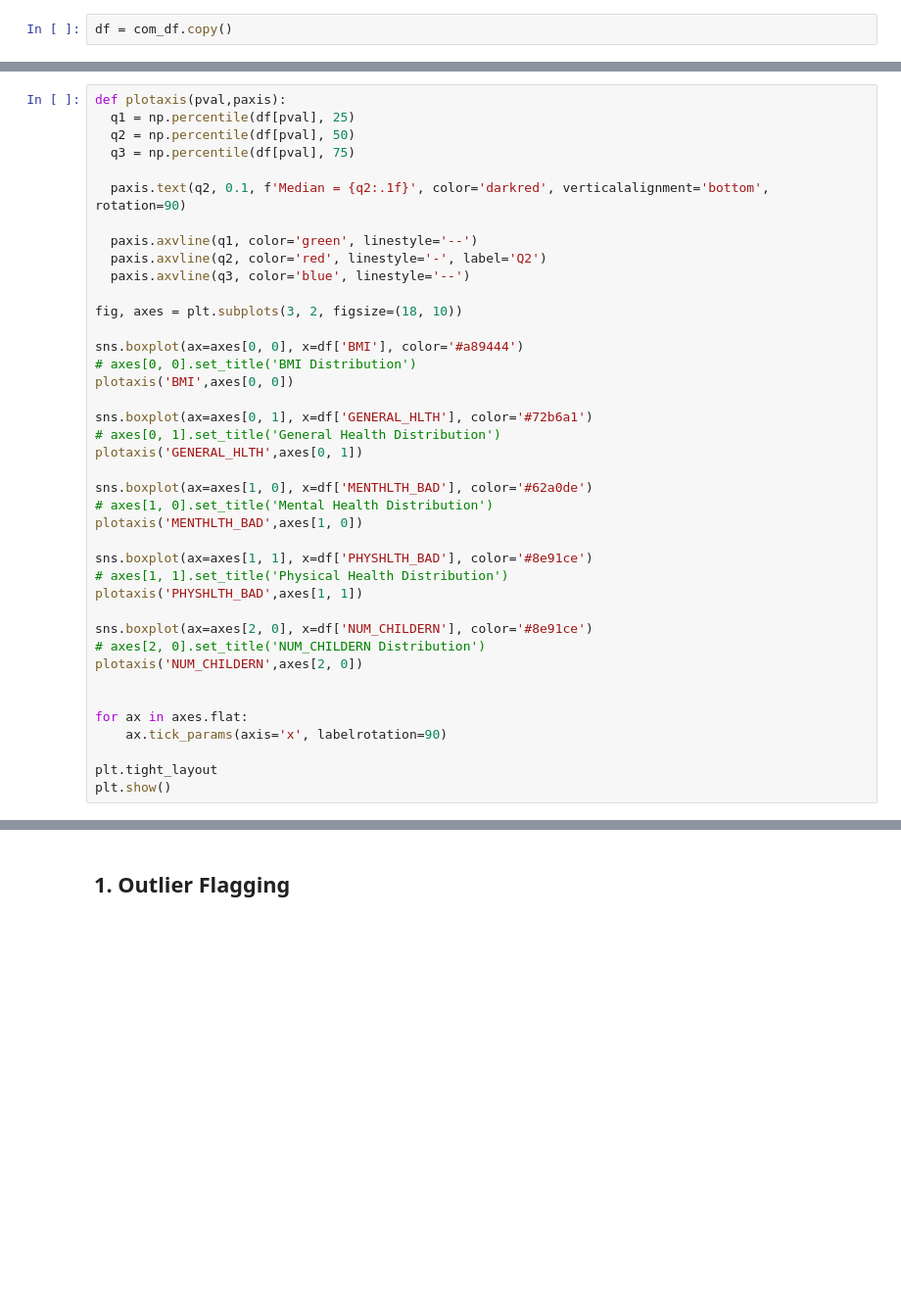
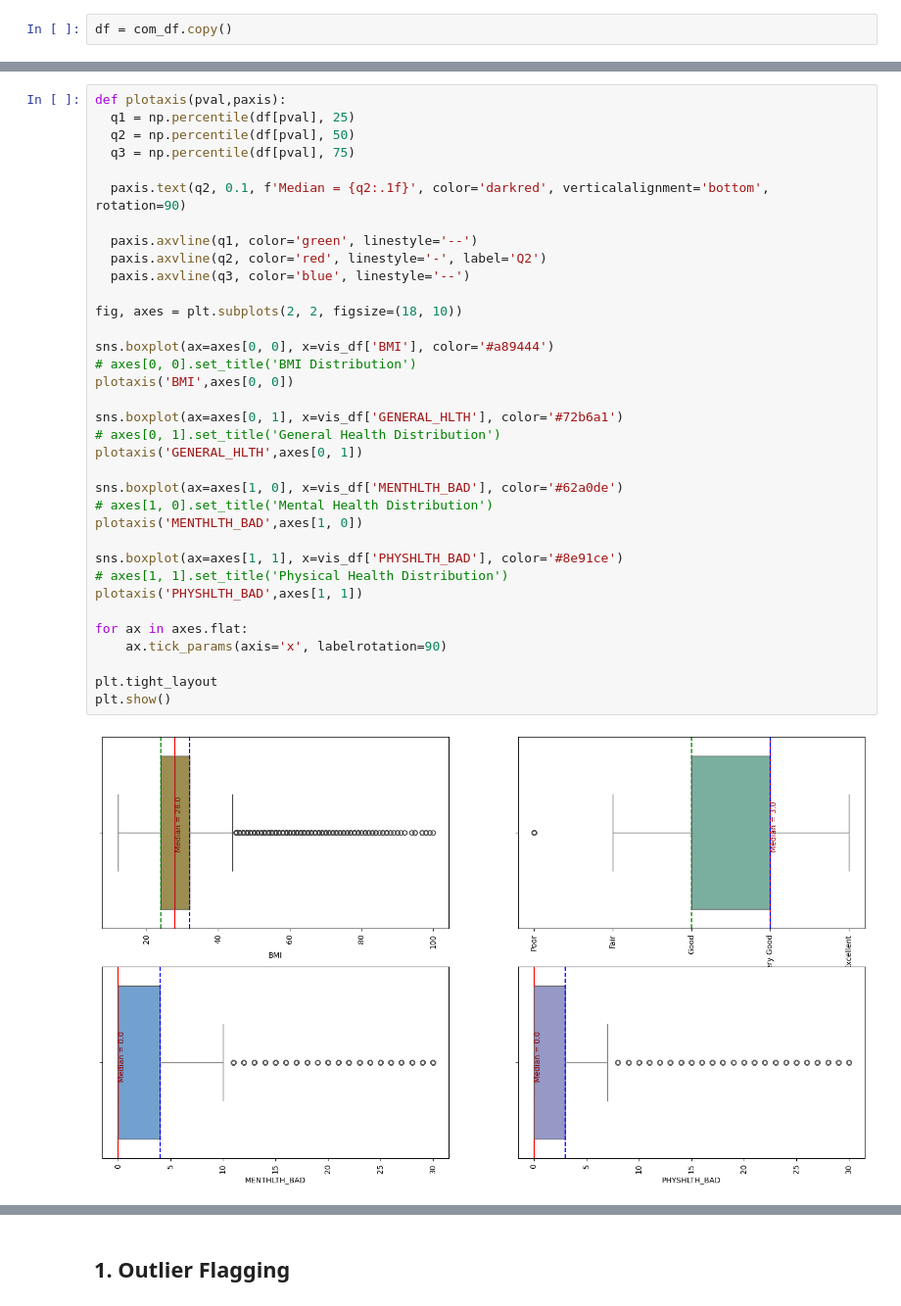
Before and after one commit to Parth-F/Analyse-Health-and-Demographic-Data-to-identify-common-traits-leading-to-Heart-Disease, a Jupyter notebook: Analyse_Health_and_Demogrphic_Data_to_identify_common_traits_leading_to_Heart_Disease_Practo_Certified.ipynb, the cells around one changed output, grey strips where cells are left out. Shown at 98% size. Cells and saved outputs as stored; diff of their text form; blank space fills up the shorter version.

```diff
--- a/Analyse_Health_and_Demogrphic_Data_to_identify_common_traits_leading_to_Heart_Disease_Practo_Certified.ipynb
+++ b/Analyse_Health_and_Demogrphic_Data_to_identify_common_traits_leading_to_Heart_Disease_Practo_Certified.ipynb
@@ -1054,43 +1073,40 @@ ValueError: The number of FixedLocator locations (21), usually from a call to se
 # %%
 def plotaxis(pval,paxis):
   q1 = np.percentile(df[pval], 25)
   q2 = np.percentile(df[pval], 50)
   q3 = np.percentile(df[pval], 75)
 
   paxis.text(q2, 0.1, f'Median = {q2:.1f}', color='darkred', verticalalignment='bottom', rotation=90)
 
   paxis.axvline(q1, color='green', linestyle='--')
   paxis.axvline(q2, color='red', linestyle='-', label='Q2')
   paxis.axvline(q3, color='blue', linestyle='--')
 
-fig, axes = plt.subplots(3, 2, figsize=(18, 10))
+fig, axes = plt.subplots(2, 2, figsize=(18, 10))
 
-sns.boxplot(ax=axes[0, 0], x=df['BMI'], color='#a89444')
+sns.boxplot(ax=axes[0, 0], x=vis_df['BMI'], color='#a89444')
 # axes[0, 0].set_title('BMI Distribution')
 plotaxis('BMI',axes[0, 0])
 
-sns.boxplot(ax=axes[0, 1], x=df['GENERAL_HLTH'], color='#72b6a1')
+sns.boxplot(ax=axes[0, 1], x=vis_df['GENERAL_HLTH'], color='#72b6a1')
 # axes[0, 1].set_title('General Health Distribution')
 plotaxis('GENERAL_HLTH',axes[0, 1])
 
-sns.boxplot(ax=axes[1, 0], x=df['MENTHLTH_BAD'], color='#62a0de')
+sns.boxplot(ax=axes[1, 0], x=vis_df['MENTHLTH_BAD'], color='#62a0de')
 # axes[1, 0].set_title('Mental Health Distribution')
 plotaxis('MENTHLTH_BAD',axes[1, 0])
 
-sns.boxplot(ax=axes[1, 1], x=df['PHYSHLTH_BAD'], color='#8e91ce')
+sns.boxplot(ax=axes[1, 1], x=vis_df['PHYSHLTH_BAD'], color='#8e91ce')
 # axes[1, 1].set_title('Physical Health Distribution')
 plotaxis('PHYSHLTH_BAD',axes[1, 1])
-
-sns.boxplot(ax=axes[2, 0], x=df['NUM_CHILDERN'], color='#8e91ce')
-# axes[2, 0].set_title('NUM_CHILDERN Distribution')
-plotaxis('NUM_CHILDERN',axes[2, 0])
-
 
 for ax in axes.flat:
     ax.tick_params(axis='x', labelrotation=90)
 
 plt.tight_layout
 plt.show()
+# %% [output]
+[figure, added]
 # %%
 fig, axes = plt.subplots(3, 2, figsize=(14, 10))
 
```
Also changed, not shown: parts of 63 cells of this notebook.
